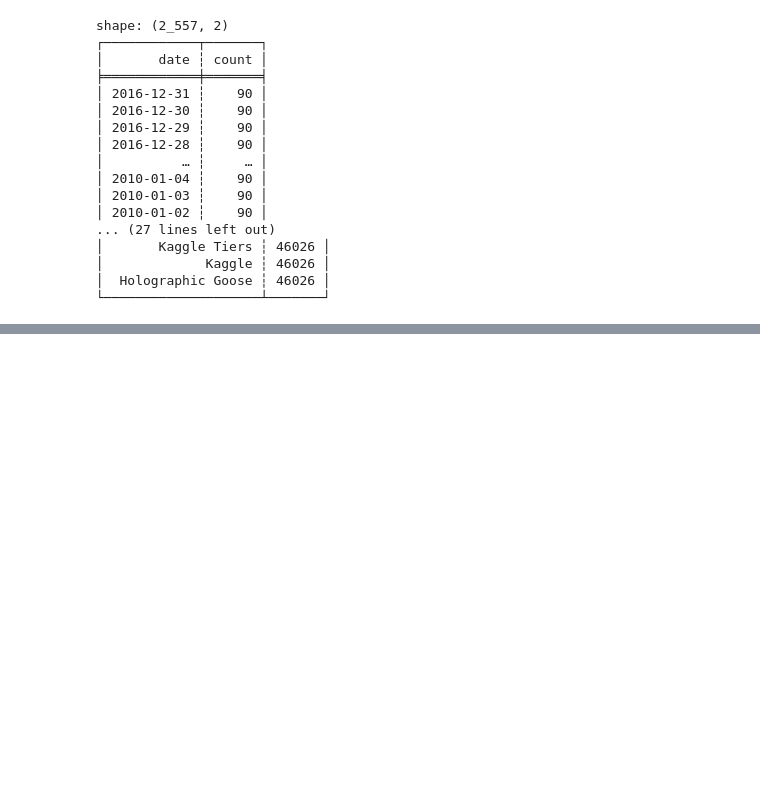
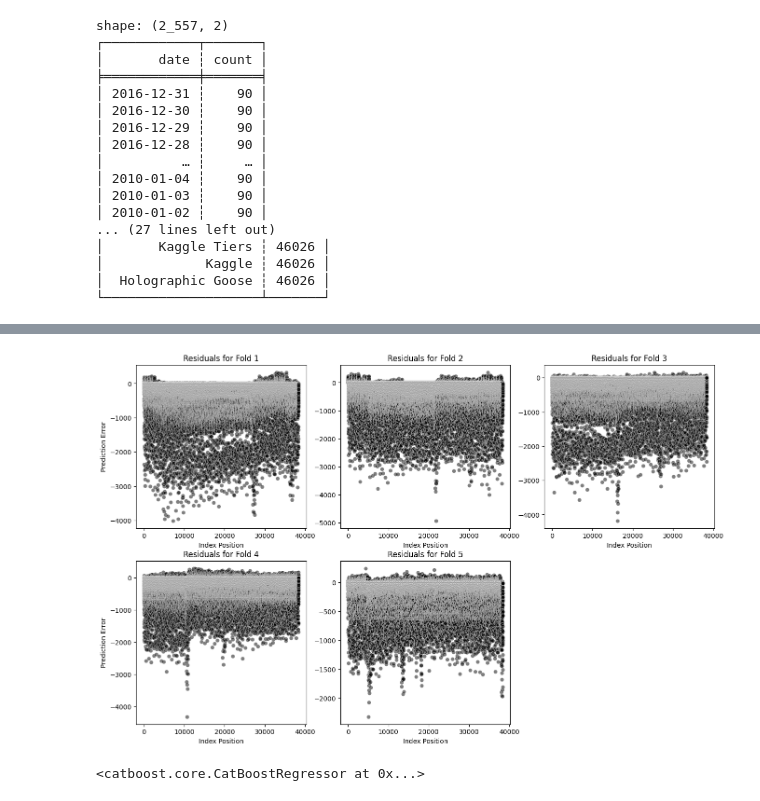
Before and after one commit to KhoaTran3126/Kaggle-playgrounds, a Jupyter notebook: baseline-model-not-yet-ready.ipynb, the cells around one changed output, grey strips where cells are left out. Cells and saved outputs as stored; diff of their text form; code cells hidden in the pictures; blank space fills up the shorter version.

```diff
--- a/baseline-model-not-yet-ready.ipynb
+++ b/baseline-model-not-yet-ready.ipynb
@@ -243,0 +389,35 @@ def xgb_objective(trial):
+# %%
+### Plots residual graphs individually
+plt.figure(figsize=(16,10))
+for k in range(5):
+    residuals = catboost_history["oof_preds"][k] - catboost_history["oof_truths"][k]
+    x_range = np.arange(len(residuals))
+    plt.subplot(2, 3, k+1)
+    sea.scatterplot(x=x_range,
+                    y=residuals,
+                    color="black",
+                    alpha=.5)
+    plt.title(f"Residuals for Fold {k+1}")
+    plt.xlabel("Index Position")
+    if k%3==0:
+        plt.ylabel("Prediction Error")
+    else:
+        plt.ylabel("")
+plt.show()
+# %% [output]
+[figure, added]
+# %%
+## Feature importance
+ts_split  = TimeSeriesSplit(n_splits=2)
+for train_indices, val_indices in ts_split.split(X):
+    X_train, y_train = X.iloc[train_indices, :], y.iloc[train_indices]
+    X_val, y_val = X.iloc[val_indices, :], y.iloc[val_indices]
+
+model = CatBoostRegressor(**params)
+model.fit(
+    X_train, y_train,
+    eval_set=(X_val, y_val),
+    use_best_model=True
+)
+# %% [output]
+<catboost.core.CatBoostRegressor at 0x...>
```
Also changed, not shown: parts of 22 cells of this notebook.
